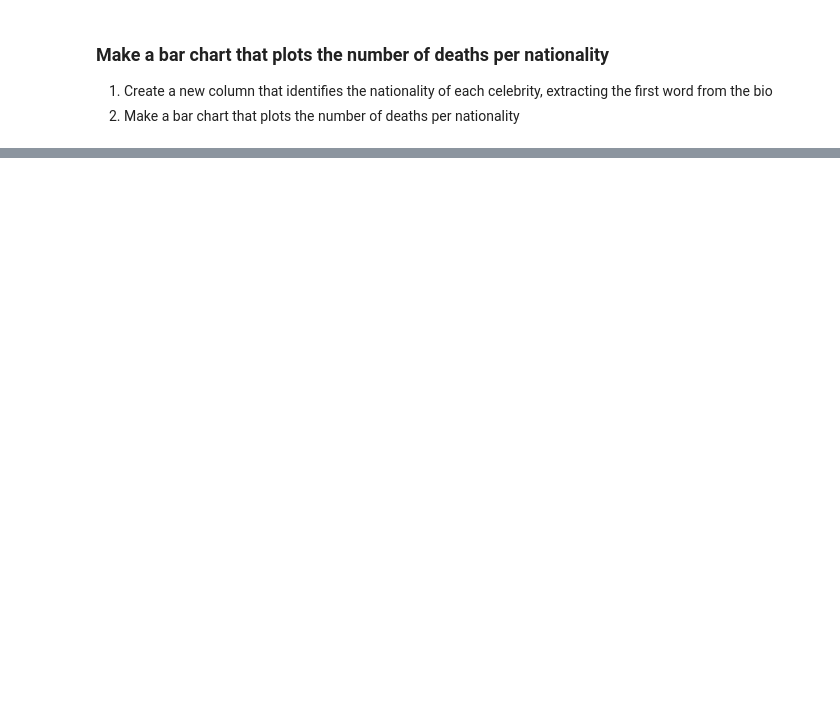
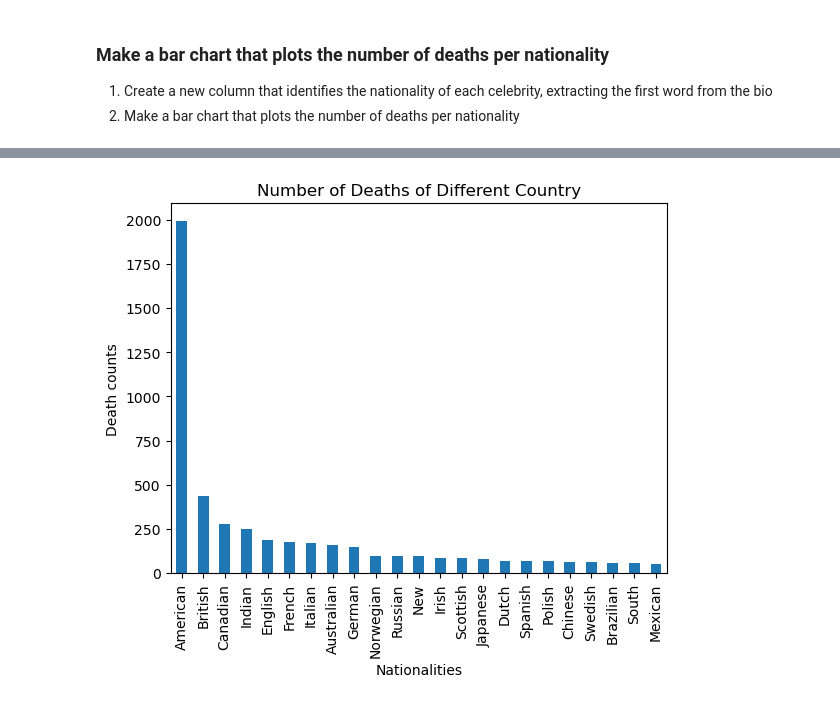
Before and after one commit to Dang0v/cit590, a Jupyter notebook: hw6/celebrity_deaths_2016.ipynb, the cells around one changed output, grey strips where cells are left out. Cells and saved outputs as stored; diff of their text form; code cells hidden in the pictures; blank space fills up the shorter version.

```diff
--- a/hw6/celebrity_deaths_2016.ipynb
+++ b/hw6/celebrity_deaths_2016.ipynb
@@ -131,3 +237,5 @@ but it was loaded from the data file as an object.  So first, cast this column t
 """
 
 # your code here
+df['bio'] = df['bio'].astype('string')
+print(df.dtypes)
@@ -247,3 +438,8 @@ when getting the nationality from "bio", it's OK to get "New" for New Zealand or
 
 def get_nationality(bio):
     # your code here
+    if pd.isna(bio) == False:
+        return bio.split()[0]
+
+df['nationality'] = df['bio'].apply(get_nationality)
+df.head()
@@ -250,22 +453,32 @@ def get_nationality(bio):
 # %%
 """ 22.
 Make a bar chart that plots the number of deaths per nationality
 Only include nationalities with more than 50 deaths
 -- Name the resulting Series as "unlucky_countries"
 Hint(s):
 Get the count of unique values in the 'nationality' column using the value_counts() method.
 Filter the resulting Series to only include those nationalities with a count of more than 50.
 Plot the final Series.  Note, a Series has a simple .plot() method you can use.
 The x axis should show the individual nationalities and the y axis should show the death counts
 Don't forget to add a title and labels for the x and y axis
 """
 
 # your code here
 
+count_nationality = df['nationality'].value_counts()
+
+nationalities = count_nationality[count_nationality > 50]
+
+bar_chart = nationalities.plot(kind='bar')
+bar_chart.set_xlabel('Nationalities')
+bar_chart.set_ylabel('Death counts')
+bar_chart.set_title("Number of Deaths of Different Country")
 
 
 
 ###########################
 ### DO NOT MODIFY THIS! ###
 plt.show()
 ###########################
+# %% [output]
+[figure, added]
```
Also changed, not shown: parts of 23 cells of this notebook, 1 other file.
